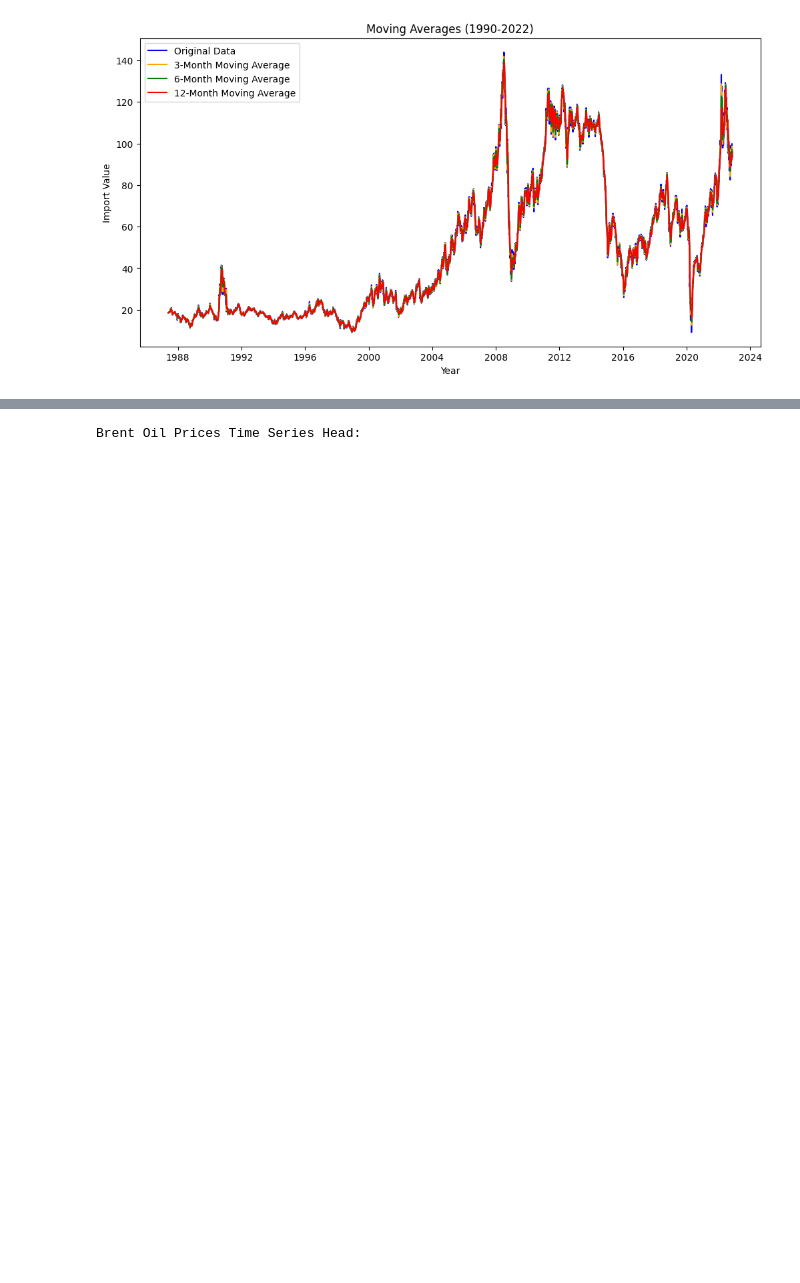
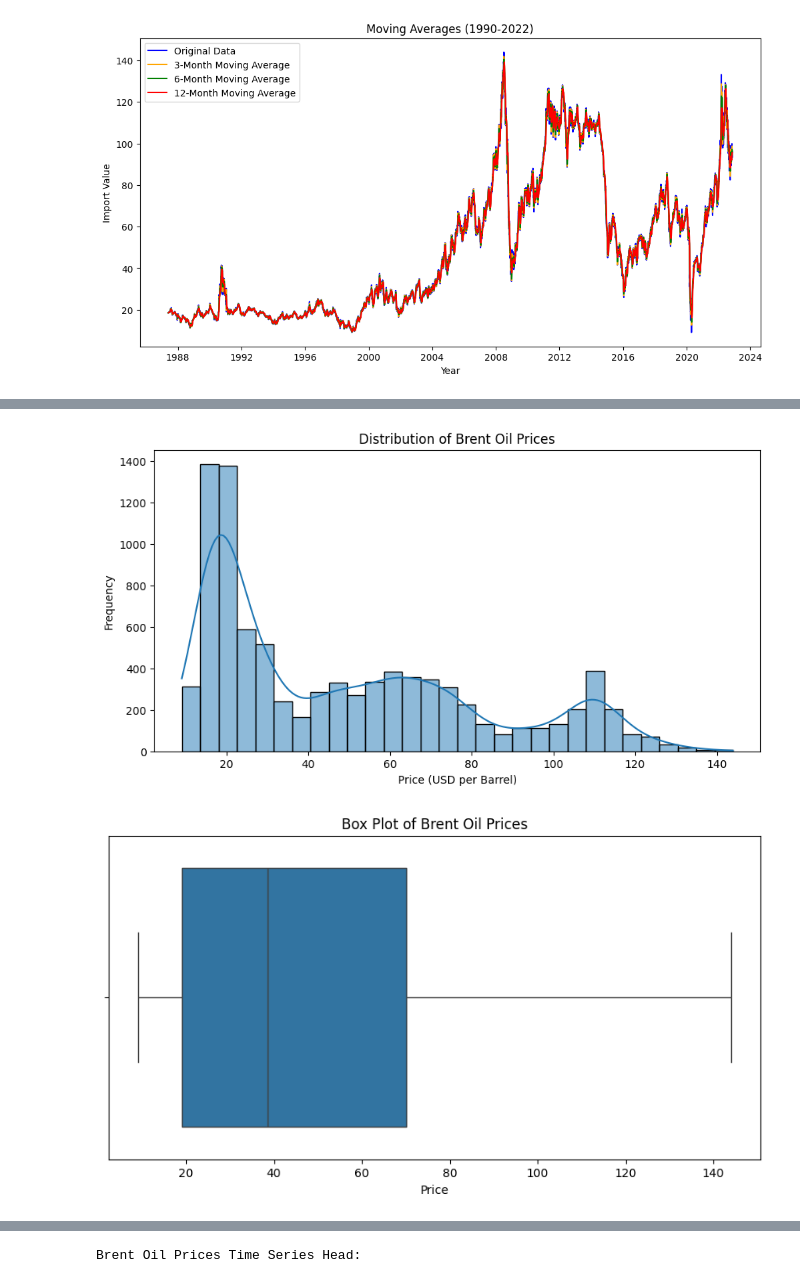
Before and after one commit to Gashaye1023/Change-point-analysis-and-statistical-modelling, a Jupyter notebook: Notebooks/Laying_the_Foundation_for_Analysis.ipynb, the cells around one changed output, grey strips where cells are left out. Drawn from its saved outputs; the diff is of its cells as text; code cells hidden in the pictures; blank space fills up the shorter version.

```diff
--- a/Notebooks/Laying_the_Foundation_for_Analysis.ipynb
+++ b/Notebooks/Laying_the_Foundation_for_Analysis.ipynb
@@ -74,0 +98,17 @@ plt.show()
+# %%
+# Histogram of Prices
+plt.figure(figsize=(10, 5))
+sns.histplot(df['Price'], bins=30, kde=True)
+plt.title('Distribution of Brent Oil Prices')
+plt.xlabel('Price (USD per Barrel)')
+plt.ylabel('Frequency')
+plt.show()
+
+# Box plot to check for outliers
+plt.figure(figsize=(10, 5))
+sns.boxplot(x=df['Price'])
+plt.title('Box Plot of Brent Oil Prices')
+plt.show()
+# %% [output]
+[figure, added]
+[figure, added]
```
Also changed, not shown: parts of 7 cells of this notebook, 29 other files.
